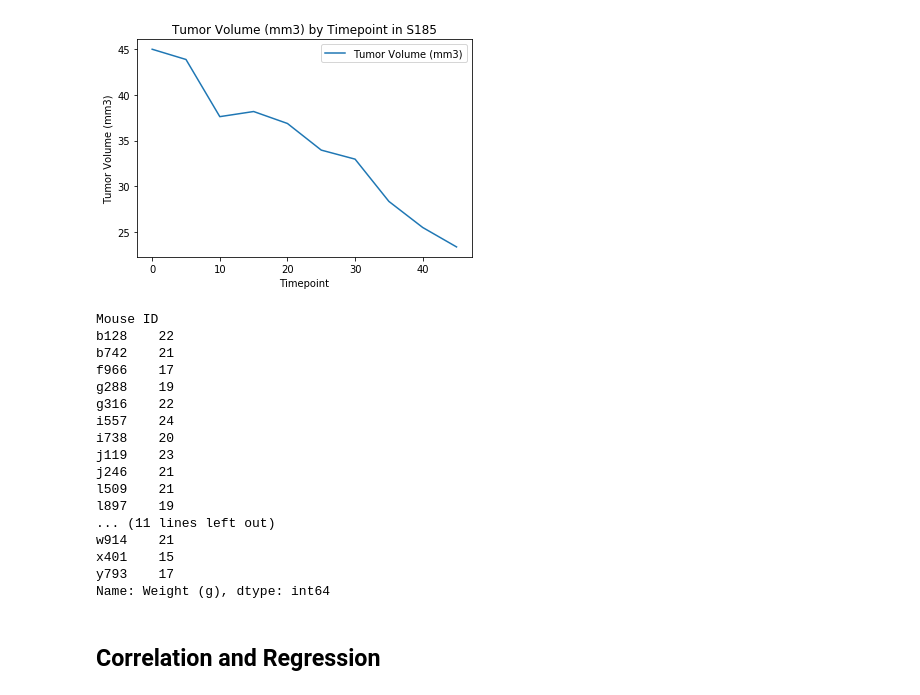
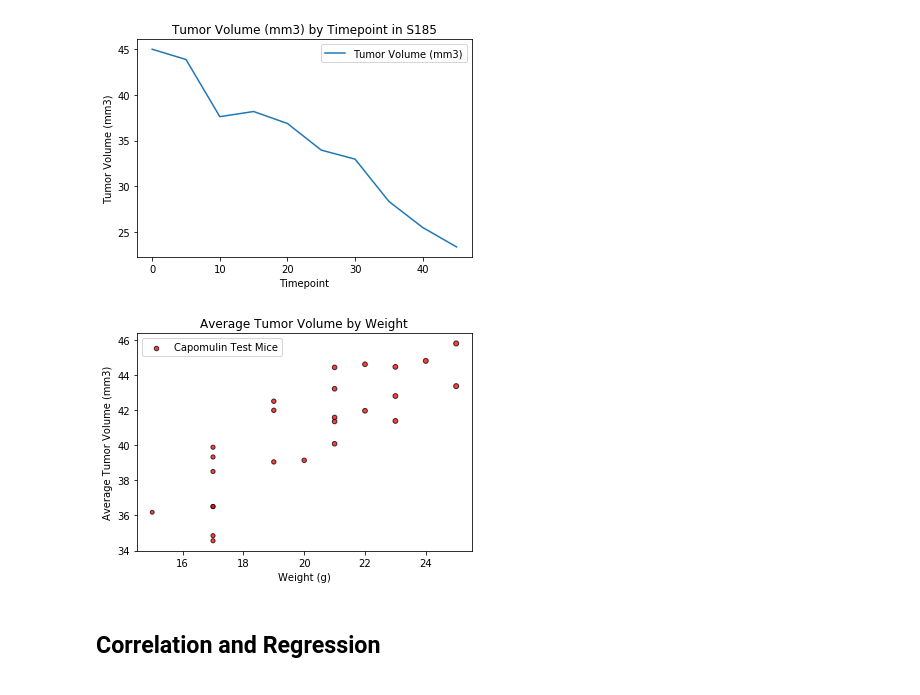
Before and after one commit to riggiobill/matplotlib_challenge, a Jupyter notebook: Pymaceuticals/pymaceuticals_starter.ipynb, the cells around one changed output. Drawn from its saved outputs; the diff is of its cells as text; code cells hidden in the pictures.

Commit message:
Final Update
Finished the Correlation Coefficient, the Regression Line, and the Observations noted at the top of the notebook.

```diff
--- a/Pymaceuticals/pymaceuticals_starter.ipynb
+++ b/Pymaceuticals/pymaceuticals_starter.ipynb
@@ -557,32 +560,22 @@ plt.show()
 # %%
 # Generate a scatter plot of mouse weight versus average tumor volume for the Capomulin regimen
 scattercopy_df = pharma_data.copy()
 
 scattercopy_df = scattercopy_df.loc[scattercopy_df["Drug Regimen"] == "Capomulin"]
 
 
 avg_tumor_group = scattercopy_df.groupby("Mouse ID")["Tumor Volume (mm3)"].mean()
 mouse_weight_group = scattercopy_df.groupby("Mouse ID")["Weight (g)"].mean()
 
+plt.scatter(mouse_weight_group, avg_tumor_group,marker="o",facecolors="red",edgecolors="black",s=mouse_weight_group, alpha=0.75, label="Capomulin Test Mice")
+plt.xlabel("Weight (g)")
+plt.ylabel("Average Tumor Volume (mm3)")
+plt.title("Average Tumor Volume by Weight")
+plt.legend()
+plt.show()
 #scatterplot with these two variables
 #tada
 # %% [output]
-Mouse ID
-b128    22
-b742    21
-f966    17
-g288    19
-g316    22
-i557    24
-i738    20
-j119    23
-j246    21
-l509    21
-l897    19
-... (11 lines left out)
-w914    21
-x401    15
-y793    17
-Name: Weight (g), dtype: int64
+[figure, added]
 # %% [markdown]
 ## Correlation and Regression
```
Also changed, not shown: parts of 4 cells of this notebook, 1 other file.
